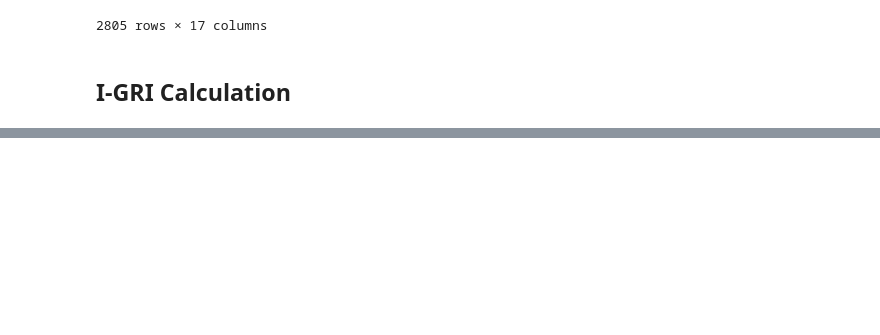
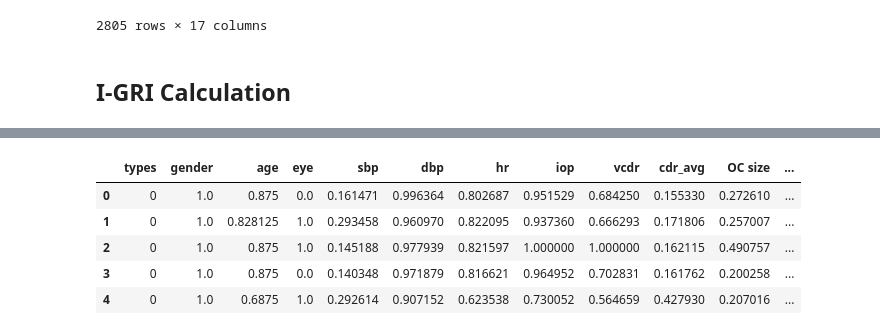
Before and after one commit to AhmedElZubair38/DISSERTATION, a Jupyter notebook: MOSTLY_Data_3/MODEL_3_NN.ipynb, the cells around one changed output, grey strips where cells are left out. Cells and saved outputs as stored; diff of their text form; code cells hidden in the pictures; blank space fills up the shorter version.

```diff
--- a/MOSTLY_Data_3/MODEL_3_NN.ipynb
+++ b/MOSTLY_Data_3/MODEL_3_NN.ipynb
@@ -662,0 +544,18 @@ selected_features = ['gender', 'age', 'eye', 'sbp', 'dbp', 'hr', 'iop', 'vcdr',
+# %%
+from scipy.spatial import distance
+
+def getNNI(row_number):
+
+    dataUM = fundus_subset[selected_features]
+
+    instance = dataUM.iloc[row_number]
+
+    distances = dataUM.apply(lambda row: distance.euclidean(row, instance), axis=1)
+
+    nearest_indices = distances.nsmallest(5 + 1).index
+
+    nearest_indices = nearest_indices.drop(row_number)
+
+    nni = ( dataUM.loc[nearest_indices].loc[fundus_subset['types'] == 1].shape[0] ) / 5
+
+    return nni
@@ -662,0 +592,9 @@ selected_features = ['gender', 'age', 'eye', 'sbp', 'dbp', 'hr', 'iop', 'vcdr',
+# %%
+fundus_subset[['types', 'gender', 'age', 'eye', 'sbp', 'dbp', 'hr', 'iop', 'vcdr', 'cdr_avg', 'OC size', 'OD size', 'NNI', 'I-GRI']].head()
+# %% [output]
+|  | types | gender | age | eye | sbp | dbp | hr | iop | vcdr | cdr_avg | OC size | ... |
+| 0 | 0 | 1.0 | 0.875 | 0.0 | 0.161471 | 0.996364 | 0.802687 | 0.951529 | 0.684250 | 0.155330 | 0.272610 | ... |
+| 1 | 0 | 1.0 | 0.828125 | 1.0 | 0.293458 | 0.960970 | 0.822095 | 0.937360 | 0.666293 | 0.171806 | 0.257007 | ... |
+| 2 | 0 | 1.0 | 0.875 | 1.0 | 0.145188 | 0.977939 | 0.821597 | 1.000000 | 1.000000 | 0.162115 | 0.490757 | ... |
+| 3 | 0 | 1.0 | 0.875 | 0.0 | 0.140348 | 0.971879 | 0.816621 | 0.964952 | 0.702831 | 0.161762 | 0.200258 | ... |
+| 4 | 0 | 1.0 | 0.6875 | 1.0 | 0.292614 | 0.907152 | 0.623538 | 0.730052 | 0.564659 | 0.427930 | 0.207016 | ... |
```
Also changed, not shown: parts of 48 cells of this notebook, 2 other files.
